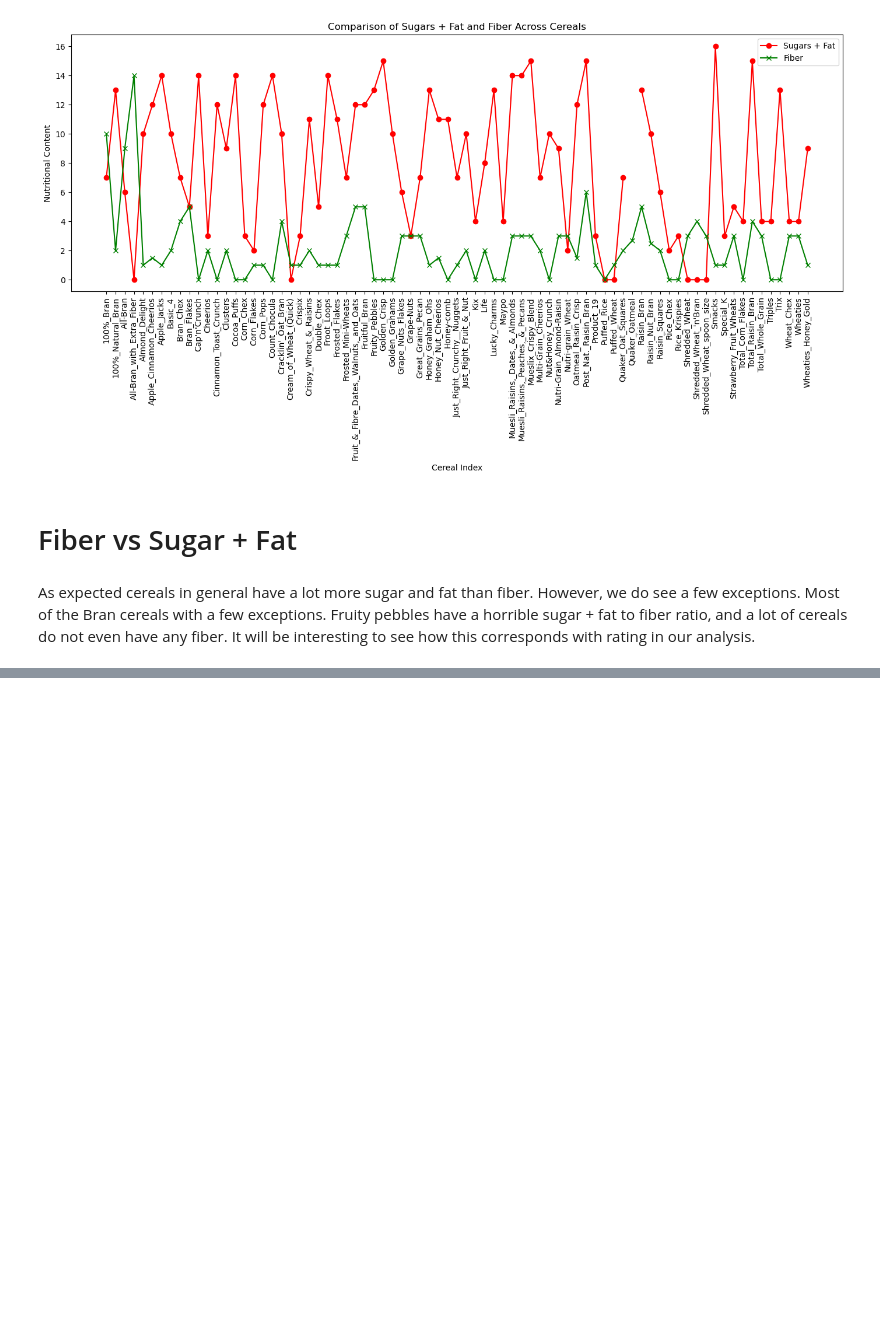
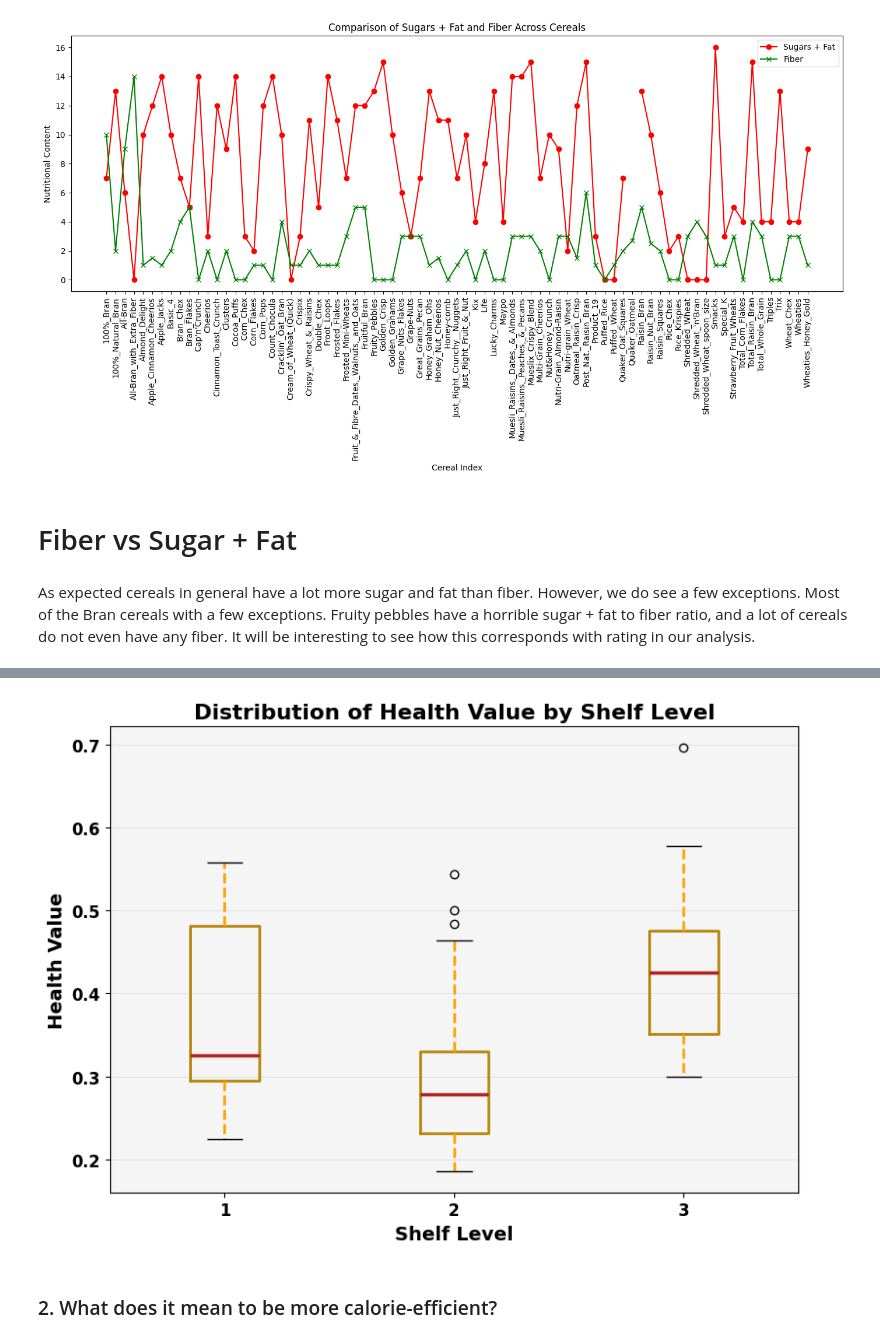
Before and after one commit to rgup17/final_project_cs210, a Jupyter notebook: Visaulizations.ipynb, the cells around one changed output, grey strips where cells are left out. Drawn from its saved outputs; the diff is of its cells as text; code cells hidden in the pictures; blank space fills up the shorter version.

```diff
--- a/Visaulizations.ipynb
+++ b/Visaulizations.ipynb
@@ -205,0 +287,31 @@ As expected cereals in general have a lot more sugar and fat than fiber. However
+# %%
+# create a box plot of health value vs. shelf level
+fig, ax = plt.subplots(figsize=(8, 6))
+boxprops = dict(linestyle='-', linewidth=2, color='darkgoldenrod')
+whiskerprops = dict(linestyle='--', linewidth=2, color='orange')
+medianprops = dict(linestyle='-', linewidth=2.5, color='firebrick')
+cereal_data.boxplot(column='health_value', by='shelf', ax=ax, grid=False, boxprops=boxprops, whiskerprops=whiskerprops, medianprops=medianprops)
+
+# Set plot titles and labels with enhanced fonts
+ax.set_title('Distribution of Health Value by Shelf Level', fontsize=16, fontweight='bold')
+ax.set_xlabel('Shelf Level', fontsize=14, fontweight='bold')
+ax.set_ylabel('Health Value', fontsize=14, fontweight='bold')
+plt.suptitle('')  # Remove the default 'Boxplot grouped by type' title
+
+# Improving the tick labels for better readability
+plt.xticks(fontsize=12, fontweight='bold')
+plt.yticks(fontsize=12, fontweight='bold')
+
+# Adding a light background grid for better readability
+ax.yaxis.grid(True, linestyle='-', which='major', color='lightgrey', alpha=0.5)
+
+# Set the background color
+ax.set_facecolor('whitesmoke')
+
+# Show the plot
+plt.tight_layout()
+plt.show()
+# %% [output]
+[figure, added]
+# %% [markdown]
+### 2. What does it mean to be more calorie-efficient?
```
Also changed, not shown: parts of 20 cells of this notebook, 3 other files.
